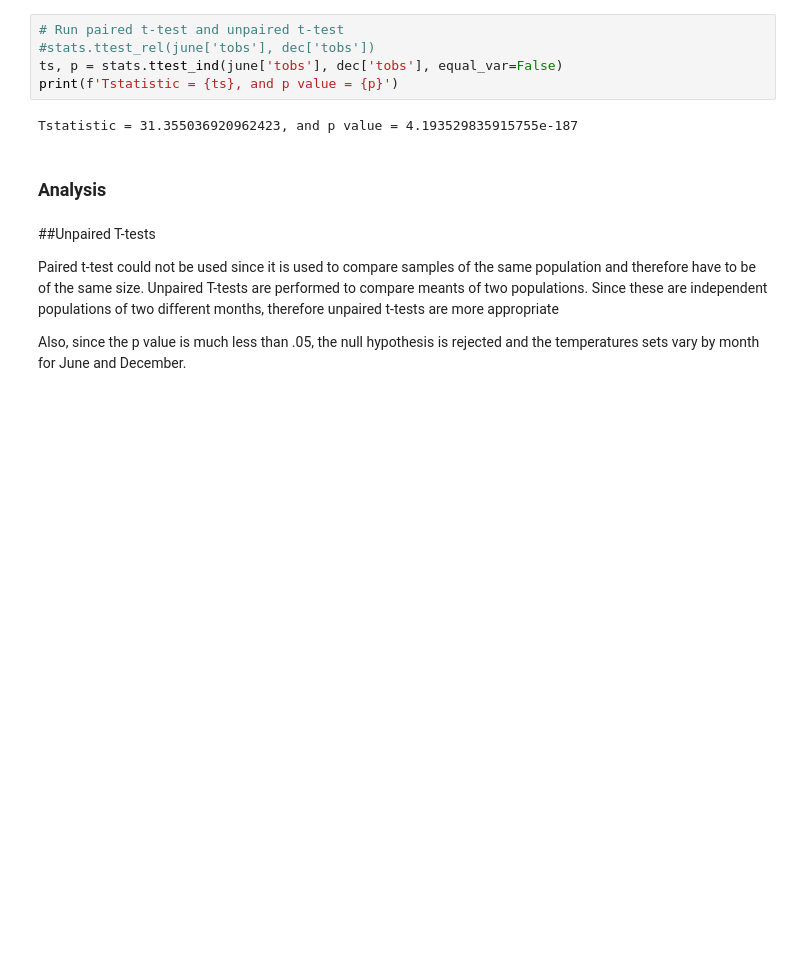
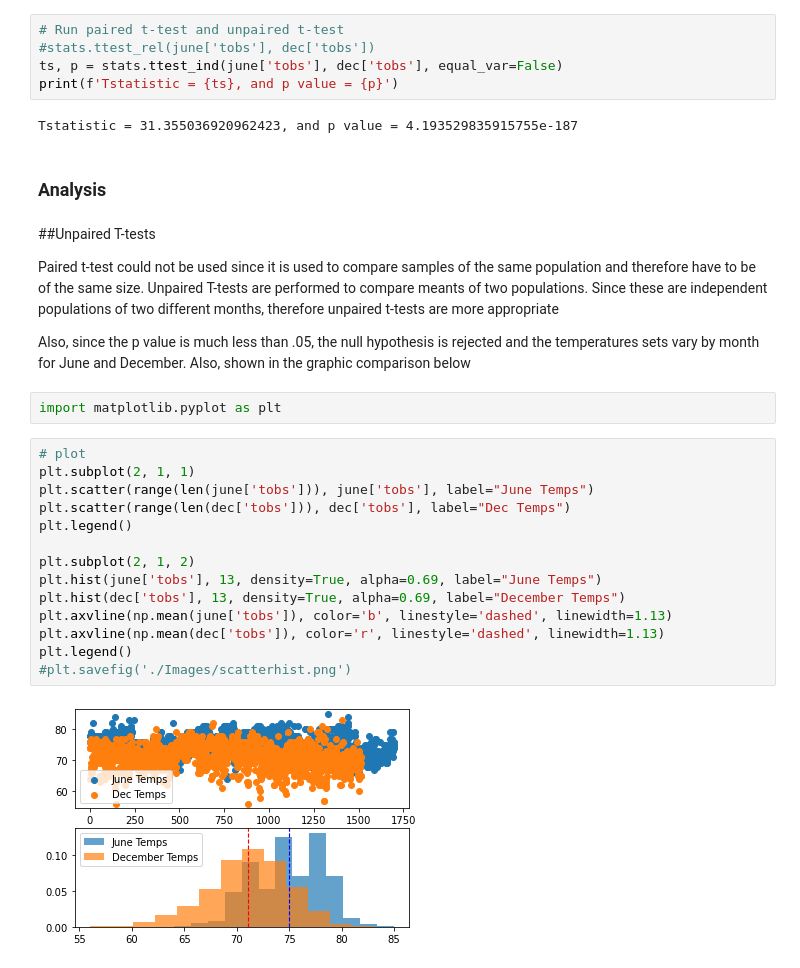
Before and after one commit to yash5OG/SQLAlchemyChallenge-UCB-Y5, a Jupyter notebook: temp_analysis_bonus_1_starter.ipynb, the cells around one changed output. Cells and saved outputs as stored; diff of their text form; blank space fills up the shorter version.

```diff
--- a/temp_analysis_bonus_1_starter.ipynb
+++ b/temp_analysis_bonus_1_starter.ipynb
@@ -155,4 +155,22 @@ Tstatistic = 31.355036920962423, and p value = 4.193529835915755e-187
 Paired t-test could not be used since it is used to compare samples of the same population and therefore have to be of the same size.
 Unpaired T-tests are performed to compare meants of two populations. Since these are independent populations of two different months, therefore unpaired t-tests are more appropriate
 
-Also, since the p value is much less than .05, the null hypothesis is rejected and the temperatures sets vary by month for June and December.
+Also, since the p value is much less than .05, the null hypothesis is rejected and the temperatures sets vary by month for June and December. Also, shown in the graphic comparison below
+# %%
+import matplotlib.pyplot as plt
+# %%
+# plot
+plt.subplot(2, 1, 1)
+plt.scatter(range(len(june['tobs'])), june['tobs'], label="June Temps")
+plt.scatter(range(len(dec['tobs'])), dec['tobs'], label="Dec Temps")
+plt.legend()
+
+plt.subplot(2, 1, 2)
+plt.hist(june['tobs'], 13, density=True, alpha=0.69, label="June Temps")
+plt.hist(dec['tobs'], 13, density=True, alpha=0.69, label="December Temps")
+plt.axvline(np.mean(june['tobs']), color='b', linestyle='dashed', linewidth=1.13)
+plt.axvline(np.mean(dec['tobs']), color='r', linestyle='dashed', linewidth=1.13)
+plt.legend()
+#plt.savefig('./Images/scatterhist.png')
+# %% [output]
+[figure, added]
```
Also changed, not shown: 3 other files.
